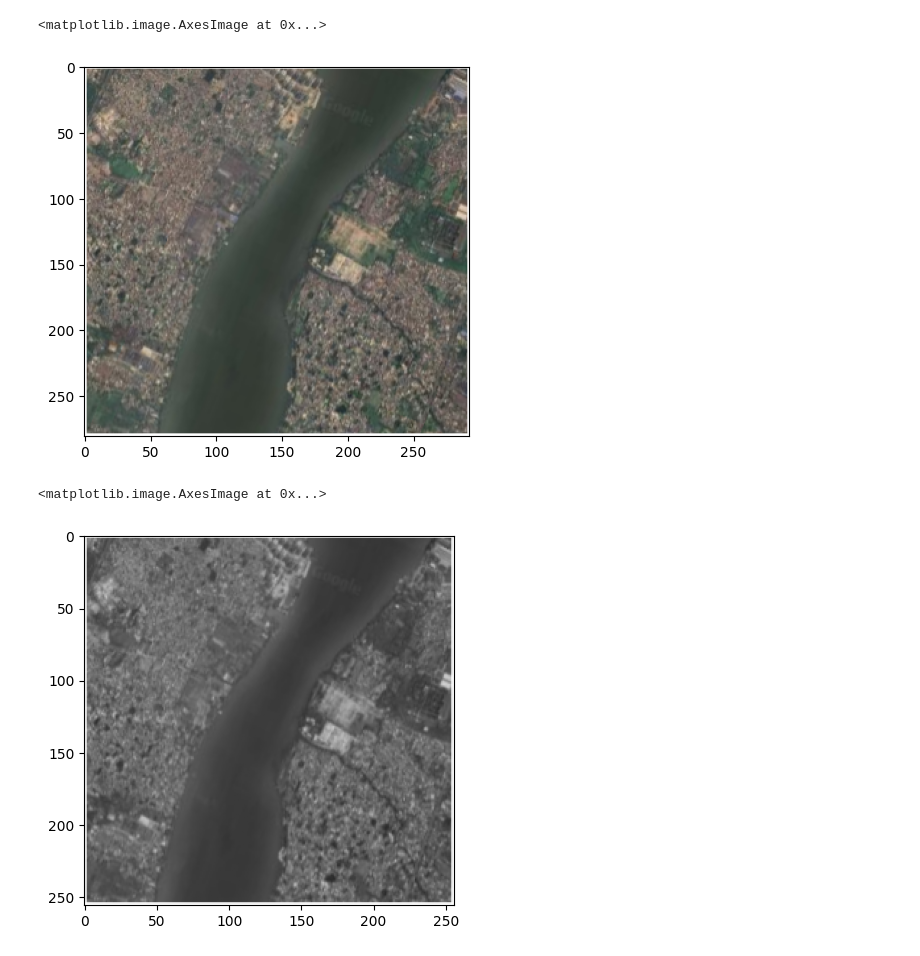
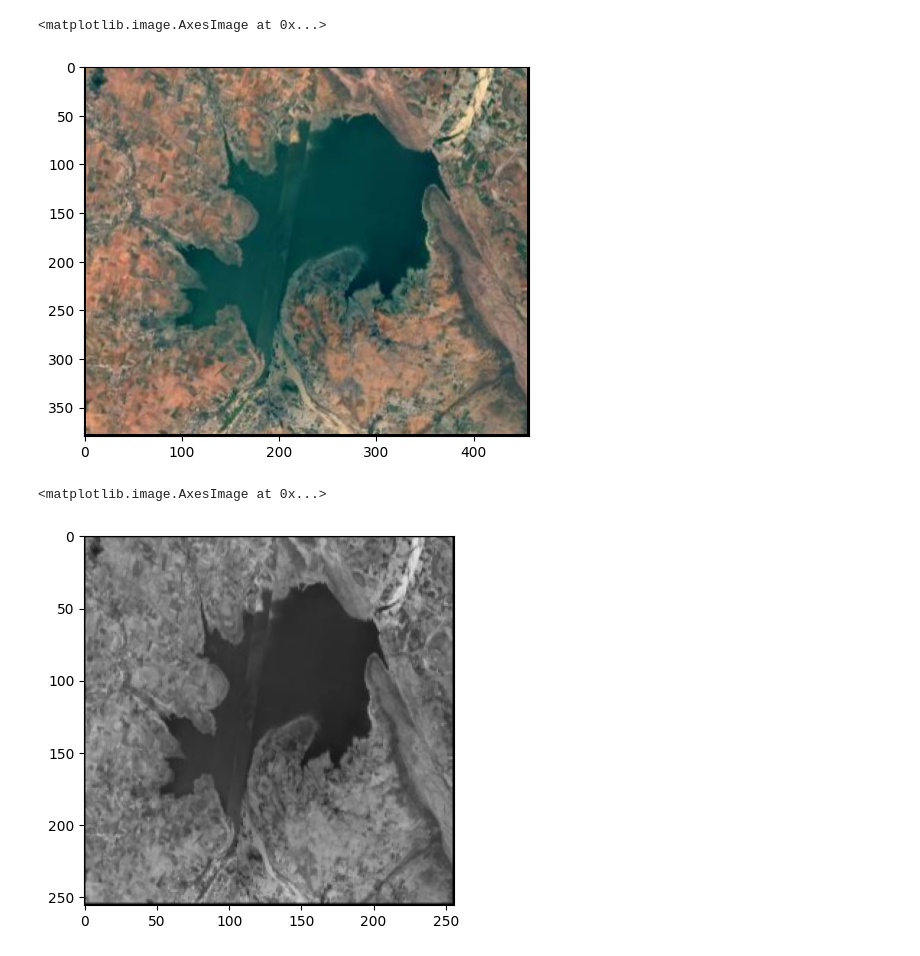
Before and after one commit to ankkittk/Land_Water_Separation_CustomCNN, a Jupyter notebook: notebooks/preprocessing_experimentation.ipynb, the cells around one changed output. Cells and saved outputs as stored; diff of their text form; code cells hidden in the pictures.

```diff
--- a/notebooks/preprocessing_experimentation.ipynb
+++ b/notebooks/preprocessing_experimentation.ipynb
@@ -10,15 +10,15 @@ sys.path.append(os.path.abspath('..'))
 # %%
 from utils.preprocess import preprocess_pipeline
 # %%
-path = "../data/river/1.png"
+path = "../data/lake/3.png"
 image = cv2.imread(path)
 plt.imshow(cv2.cvtColor(image, cv2.COLOR_BGR2RGB))
 # %% [output]
 <matplotlib.image.AxesImage at 0x...>
-[figure, old version]
+[figure, new version]
 # %%
 image = preprocess_pipeline(path)
 plt.imshow(cv2.cvtColor(image, cv2.COLOR_BGR2RGB))
 # %% [output]
 <matplotlib.image.AxesImage at 0x...>
-[figure, old version]
+[figure, new version]
```
Also changed, not shown: 2 other files.
